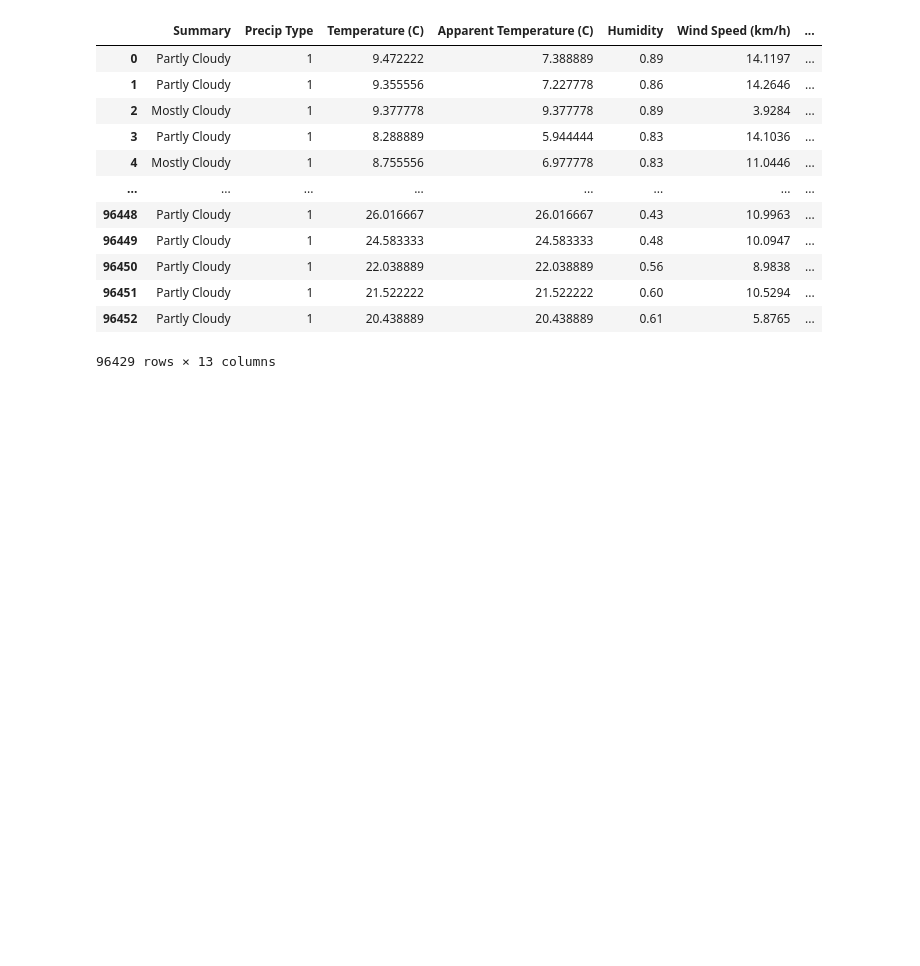
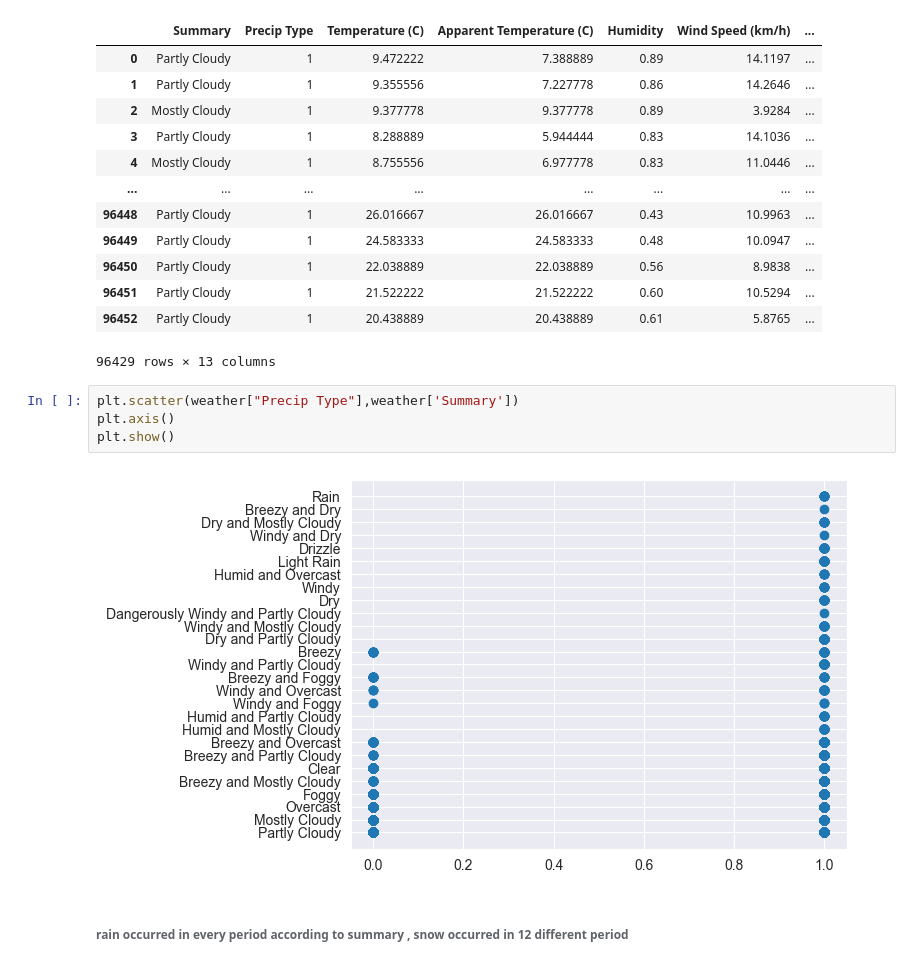
Before and after one commit to srdataml-droid/IC_ML_01, a Jupyter notebook: IC_ML_01.ipynb, the cells around one changed output. Cells and saved outputs as stored; diff of their text form; blank space fills up the shorter version.

Commit message:
graph on precip and summary

```diff
--- a/IC_ML_01.ipynb
+++ b/IC_ML_01.ipynb
@@ -289,3 +291,11 @@ weather
 | 96451 | Partly Cloudy | 1 | 21.522222 | 21.522222 | 0.60 | 10.5294 | ... |
 | 96452 | Partly Cloudy | 1 | 20.438889 | 20.438889 | 0.61 | 5.8765 | ... |
 96429 rows × 13 columns
+# %%
+plt.scatter(weather["Precip Type"],weather['Summary'])
+plt.axis()
+plt.show()
+# %% [output]
+[figure, added]
+# %% [markdown]
+###### rain occurred in every period according to summary , snow occurred in 12 different period
```
Also changed, not shown: parts of 1 cell of this notebook.
